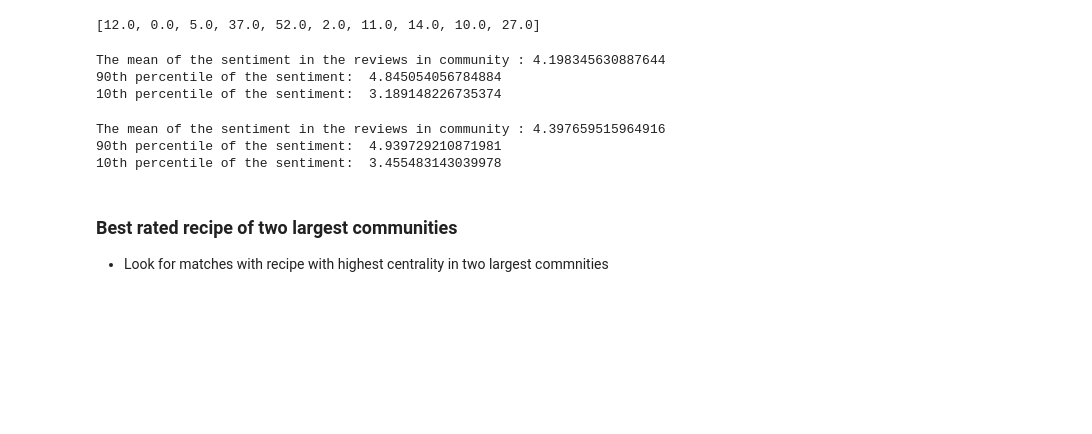
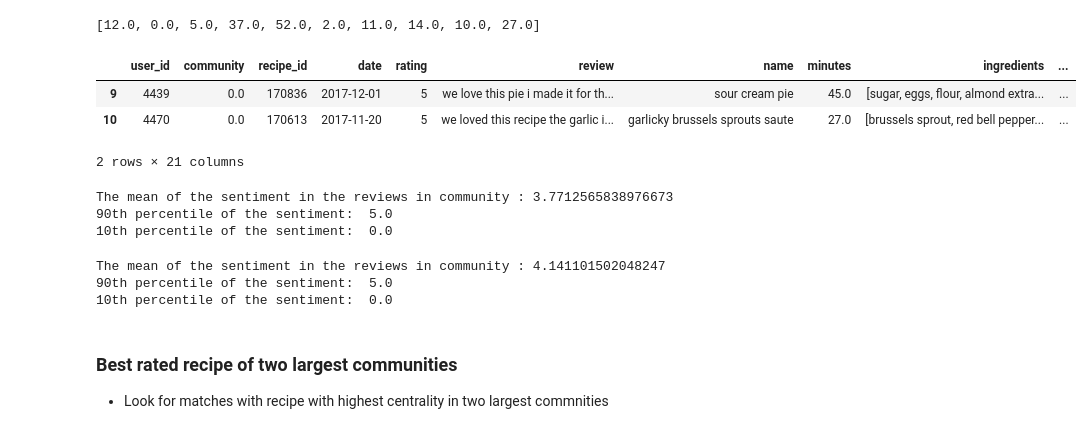
Before and after one commit to lucialarraona/finalproject_socialgraphs22, a Jupyter notebook: Notebooks/Final_Notebook.ipynb, the cells around one changed output. Drawn from its saved outputs; the diff is of its cells as text; code cells hidden in the pictures; blank space fills up the shorter version.

```diff
--- a/Notebooks/Final_Notebook.ipynb
+++ b/Notebooks/Final_Notebook.ipynb
@@ -1450,52 +1450,63 @@ df_mean_rating_recipe
 list_largest_com
 # %% [output]
 [12.0, 0.0, 5.0, 37.0, 52.0, 2.0, 11.0, 14.0, 10.0, 27.0]
+# %%
+# Create separate dataframes for the communities 12 and 0 for further analysis of distribution
+df_12 = df_reviews2[df_reviews2['community'] == 12]
+df_0 = df_reviews2[df_reviews2['community'] == 0]
+df_0.head(2)
+# %% [output]
+|  | user_id | community | recipe_id | date | rating | review | name | minutes | ingredients | ... |
+| 9 | 4439 | 0.0 | 170836 | 2017-12-01 | 5 | we love this pie i made it for th... | sour cream pie | 45.0 | [sugar, eggs, flour, almond extra... | ... |
+| 10 | 4470 | 0.0 | 170613 | 2017-11-20 | 5 | we loved this recipe the garlic i... | garlicky brussels sprouts saute | 27.0 | [brussels sprout, red bell pepper... | ... |
+2 rows × 21 columns
+# %%
+# THE LARGEST OF THE LARGEST IS COMMUNITY NUMBER = 12
+# Mean, 10th and 90th percentile of the sentiment in each community
+
+# Select community 12
+com12 = df_12
+#com12 = com12.reset_index()
+
+mean_rev= com12['rating'].describe()['mean']
+
+print(f'The mean of the sentiment in the reviews in community : {mean_rev}')
+print("90th percentile of the sentiment: ",
+       np.percentile(com12['rating'], 90))
+
+print("10th percentile of the sentiment: ",
+       np.percentile(com12['rating'], 10))
+
+# Add the percentiles to a list for the plotting
+percentiles = [np.percentile(com12['rating'], 90), np.percentile(com12['rating'], 10)]
+# %% [output]
+The mean of the sentiment in the reviews in community : 3.7712565838976673
+90th percentile of the sentiment:  5.0
+10th percentile of the sentiment:  0.0
 # %%
-# THE LARGEST OF THE LARGEST IS COMMUNITY NUMBER = 12
+# THE 2nd LARGEST OF THE LARGEST IS COMMUNITY NUMBER = 0
 # Mean, 10th and 90th percentile of the sentiment in each community
 
-# Select community 12
-com0 = df_mean_rating_recipe['score_scale2'].loc[12, :]
-com0 = com0.reset_index()
+# Select community 0
+#com0 = df_mean_rating_recipe['rating'].loc[0, :]
+#com0 = com0.reset_index()
+com0 = df_0
 
-mean_rev= com0['score_scale2'].describe()['mean']
+mean_rev= com0['rating'].describe()['mean']
 
 print(f'The mean of the sentiment in the reviews in community : {mean_rev}')
 print("90th percentile of the sentiment: ",
-       np.percentile(com0['score_scale2'], 90))
+       np.percentile(com0['rating'], 90))
 
 print("10th percentile of the sentiment: ",
-       np.percentile(com0['score_scale2'], 10))
+       np.percentile(com0['rating'], 10))
 
 # Add the percentiles to a list for the plotting
-percentiles = [np.percentile(com0['score_scale2'], 90), np.percentile(com0['score_scale2'], 10)]
+percentiles = [np.percentile(com0['rating'], 90), np.percentile(com0['rating'], 10)]
 # %% [output]
-The mean of the sentiment in the reviews in community : 4.198345630887644
-90th percentile of the sentiment:  4.845054056784884
-10th percentile of the sentiment:  3.189148226735374
+The mean of the sentiment in the reviews in community : 4.141101502048247
+90th percentile of the sentiment:  5.0
+10th percentile of the sentiment:  0.0
-# %%
-# THE 2nd LARGEST OF THE LARGEST IS COMMUNITY NUMBER = 0
-# Mean, 10th and 90th percentile of the sentiment in each community
-
-# Select community 0
-com0 = df_mean_rating_recipe['score_scale2'].loc[0, :]
-com0 = com0.reset_index()
-
-mean_rev= com0['score_scale2'].describe()['mean']
-
-print(f'The mean of the sentiment in the reviews in community : {mean_rev}')
-print("90th percentile of the sentiment: ",
-       np.percentile(com0['score_scale2'], 90))
-
-print("10th percentile of the sentiment: ",
-       np.percentile(com0['score_scale2'], 10))
-
-# Add the percentiles to a list for the plotting
-percentiles = [np.percentile(com0['score_scale2'], 90), np.percentile(com0['score_scale2'], 10)]
-# %% [output]
-The mean of the sentiment in the reviews in community : 4.397659515964916
-90th percentile of the sentiment:  4.939729210871981
-10th percentile of the sentiment:  3.455483143039978
 # %% [markdown]
 ### Best rated recipe of two largest communities
 - Look for matches with recipe with highest centrality  in two largest commnities
```
Also changed, not shown: parts of 3 cells of this notebook.
